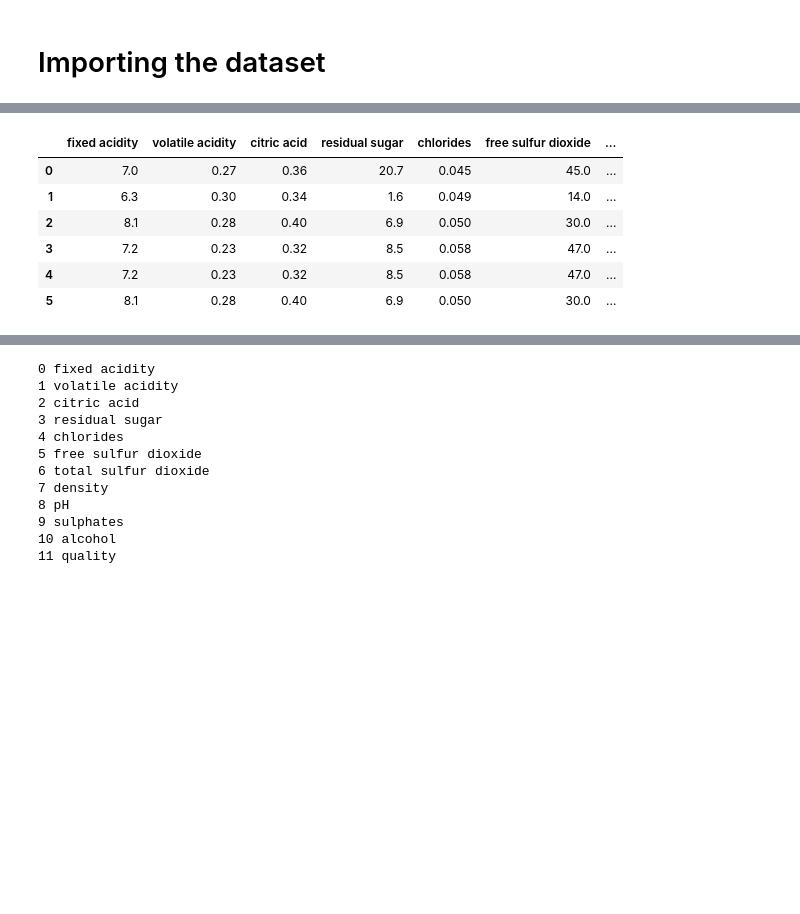
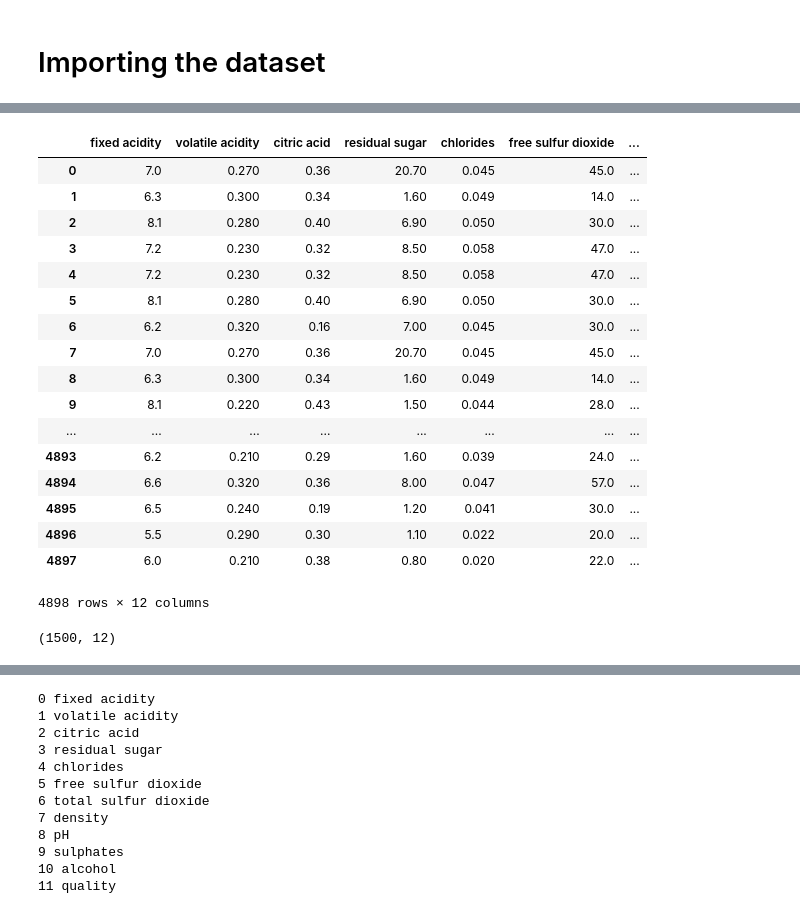
Before and after one commit to jonnysassoon/Mark-and-Jonny-ML-Project, a Jupyter notebook: Predicting Wine Type.ipynb, the cells around one changed output, grey strips where cells are left out. Cells and saved outputs as stored; diff of their text form; code cells hidden in the pictures; blank space fills up the shorter version.

```diff
--- a/Predicting Wine Type.ipynb
+++ b/Predicting Wine Type.ipynb
@@ -25,21 +39,35 @@ df_red.head(6)
 # %%
 # Importing examples of white wine
 df_white = pd.read_csv('data/winequality-white.csv', delimiter=';')
 df_white.head(6)
+display(df_white)
 # %% [output]
 |  | fixed acidity | volatile acidity | citric acid | residual sugar | chlorides | free sulfur dioxide | ... |
-| 0 | 7.0 | 0.27 | 0.36 | 20.7 | 0.045 | 45.0 | ... |
-| 1 | 6.3 | 0.30 | 0.34 | 1.6 | 0.049 | 14.0 | ... |
-| 2 | 8.1 | 0.28 | 0.40 | 6.9 | 0.050 | 30.0 | ... |
-| 3 | 7.2 | 0.23 | 0.32 | 8.5 | 0.058 | 47.0 | ... |
-| 4 | 7.2 | 0.23 | 0.32 | 8.5 | 0.058 | 47.0 | ... |
-| 5 | 8.1 | 0.28 | 0.40 | 6.9 | 0.050 | 30.0 | ... |
+| 0 | 7.0 | 0.270 | 0.36 | 20.70 | 0.045 | 45.0 | ... |
+| 1 | 6.3 | 0.300 | 0.34 | 1.60 | 0.049 | 14.0 | ... |
+| 2 | 8.1 | 0.280 | 0.40 | 6.90 | 0.050 | 30.0 | ... |
+| 3 | 7.2 | 0.230 | 0.32 | 8.50 | 0.058 | 47.0 | ... |
+| 4 | 7.2 | 0.230 | 0.32 | 8.50 | 0.058 | 47.0 | ... |
+| 5 | 8.1 | 0.280 | 0.40 | 6.90 | 0.050 | 30.0 | ... |
+| 6 | 6.2 | 0.320 | 0.16 | 7.00 | 0.045 | 30.0 | ... |
+| 7 | 7.0 | 0.270 | 0.36 | 20.70 | 0.045 | 45.0 | ... |
+| 8 | 6.3 | 0.300 | 0.34 | 1.60 | 0.049 | 14.0 | ... |
+| 9 | 8.1 | 0.220 | 0.43 | 1.50 | 0.044 | 28.0 | ... |
+| ... | ... | ... | ... | ... | ... | ... | ... |
+| 4893 | 6.2 | 0.210 | 0.29 | 1.60 | 0.039 | 24.0 | ... |
+| 4894 | 6.6 | 0.320 | 0.36 | 8.00 | 0.047 | 57.0 | ... |
+| 4895 | 6.5 | 0.240 | 0.19 | 1.20 | 0.041 | 30.0 | ... |
+| 4896 | 5.5 | 0.290 | 0.30 | 1.10 | 0.022 | 20.0 | ... |
+| 4897 | 6.0 | 0.210 | 0.38 | 0.80 | 0.020 | 22.0 | ... |
+4898 rows × 12 columns
 # %%
 # Reduce data to random samples of size N
 # Can set N to whatever you want
-N = 200
-df_red = df_red.sample(N)
-df_white = df_white.sample(N)
+N = 1500
+df_red = df_red[:N]
+df_white = df_white[:N]
+# %% [output]
+(1500, 12)
 # %%
 print("Red Wine:")
 display(np.round(df_red.describe()))
```
Also changed, not shown: parts of 12 cells of this notebook.
